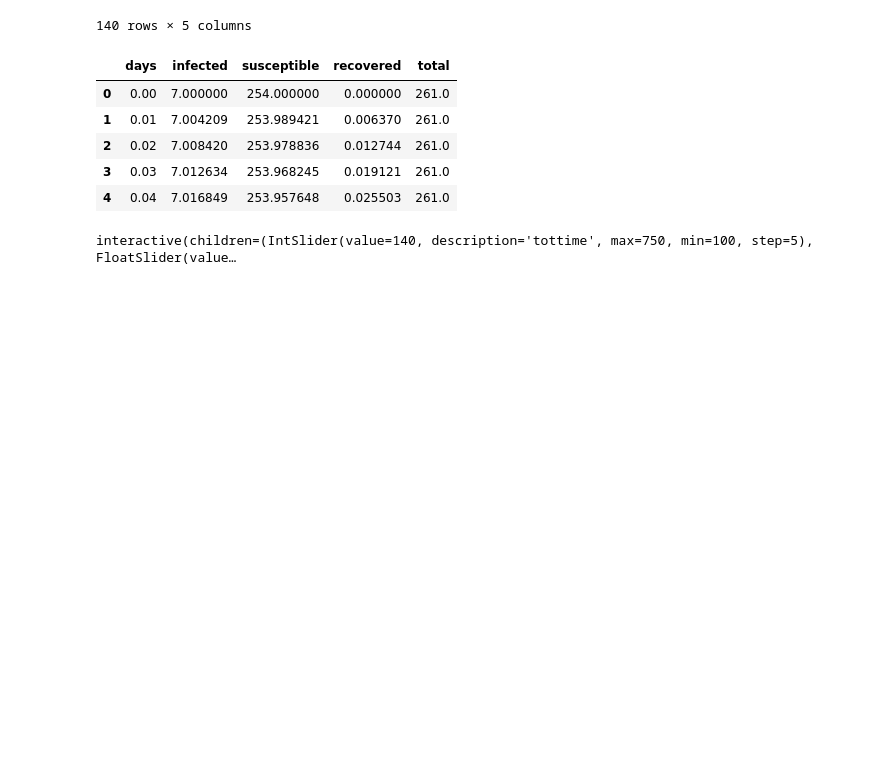
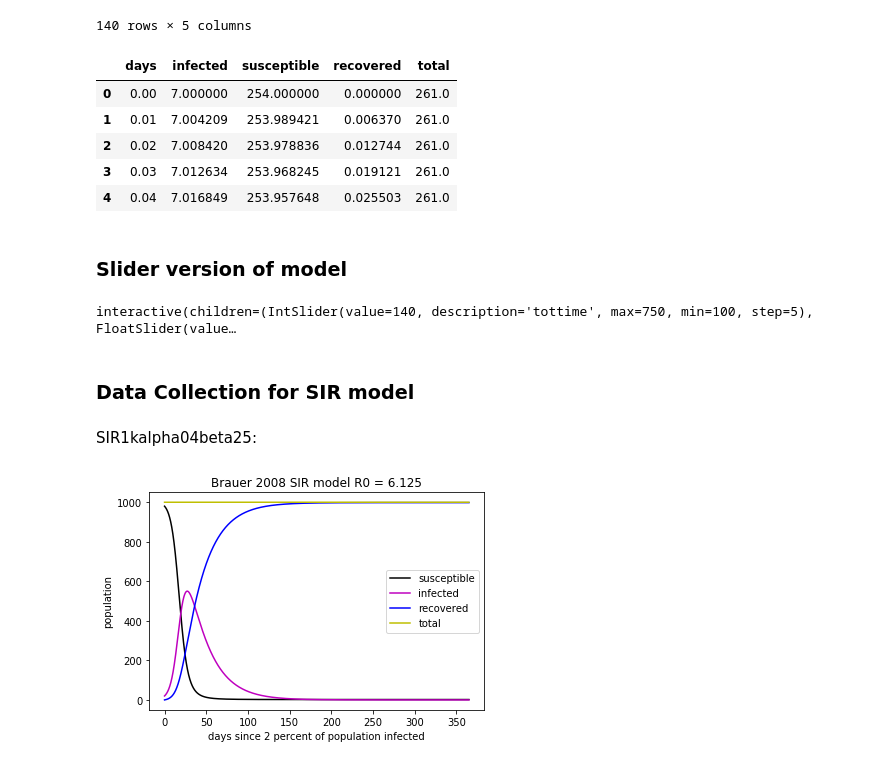
Before and after one commit to jsimpson2020/CODESIR, a Jupyter notebook: Kermack-McKendrick SIR Model (Bauer 2008).ipynb, the cells around one changed output. Cells and saved outputs as stored; diff of their text form; code cells hidden in the pictures; blank space fills up the shorter version.

Commit message:
Data for SIR model

```diff
--- a/Kermack-McKendrick SIR Model (Bauer 2008).ipynb
+++ b/Kermack-McKendrick SIR Model (Bauer 2008).ipynb
@@ -192,6 +192,8 @@ first_data_set.head()
 | 2 | 0.02 | 7.008420 | 253.978836 | 0.012744 | 261.0 |
 | 3 | 0.03 | 7.012634 | 253.968245 | 0.019121 | 261.0 |
 | 4 | 0.04 | 7.016849 | 253.957648 | 0.025503 | 261.0 |
+# %% [markdown]
+### Slider version of model
 # %%
 from __future__ import print_function
 from ipywidgets import interact, interactive, fixed, interact_manual
@@ -254,3 +256,5 @@ def SIR_model(tottime=140, betaprime=0.155, infectionlength=11, initial_sus_pop=
     return plt.show()
 # %% [output]
 interactive(children=(IntSlider(value=140, description='tottime', max=750, min=100, step=5), FloatSlider(value…
+# %% [markdown]
+### Data Collection for SIR model
@@ -256,0 +317,6 @@ interactive(children=(IntSlider(value=140, description='tottime', max=750, min=1
+# %% [markdown]
+SIR1kalpha04beta25:
+# %%
+BrauerSIR()
+# %% [output]
+[figure, added]
```
Also changed, not shown: parts of 36 cells of this notebook, 37 other files.
